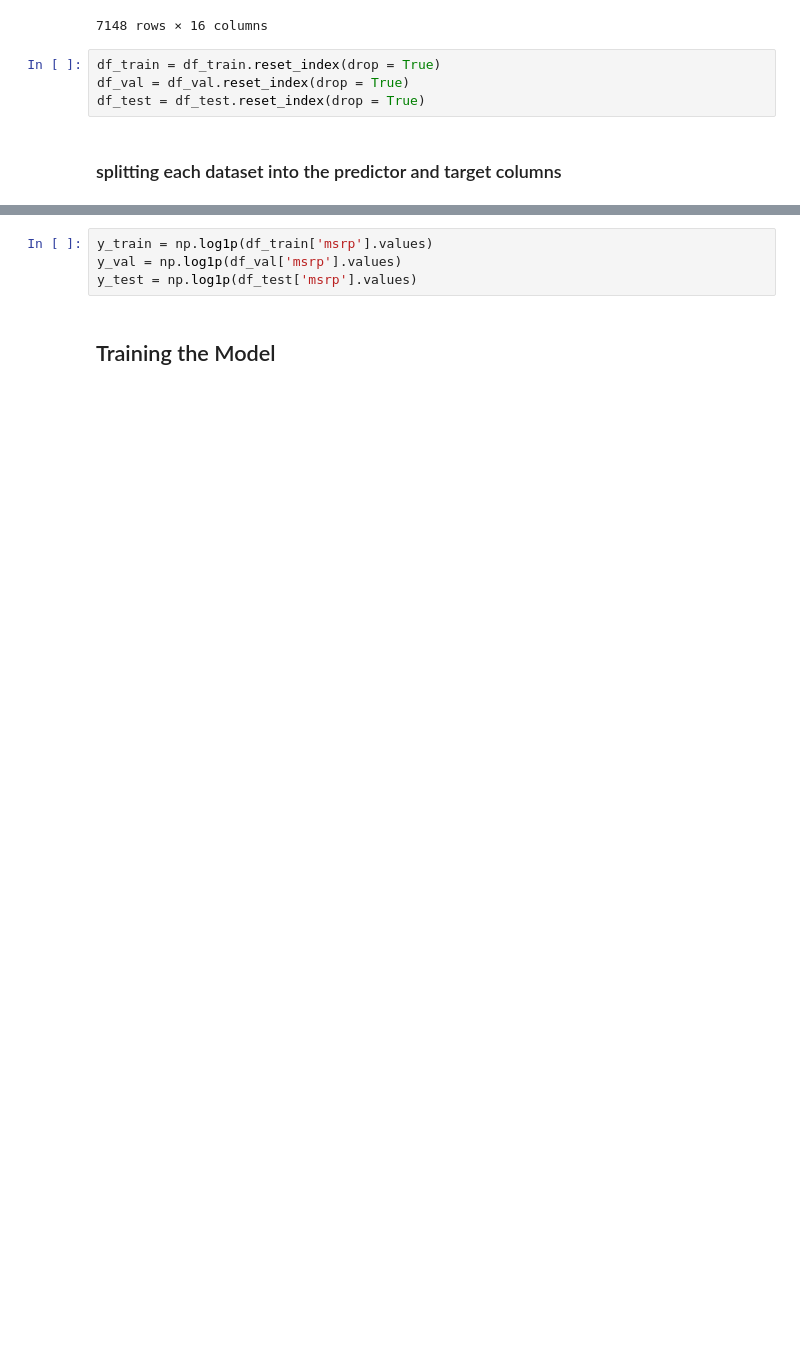
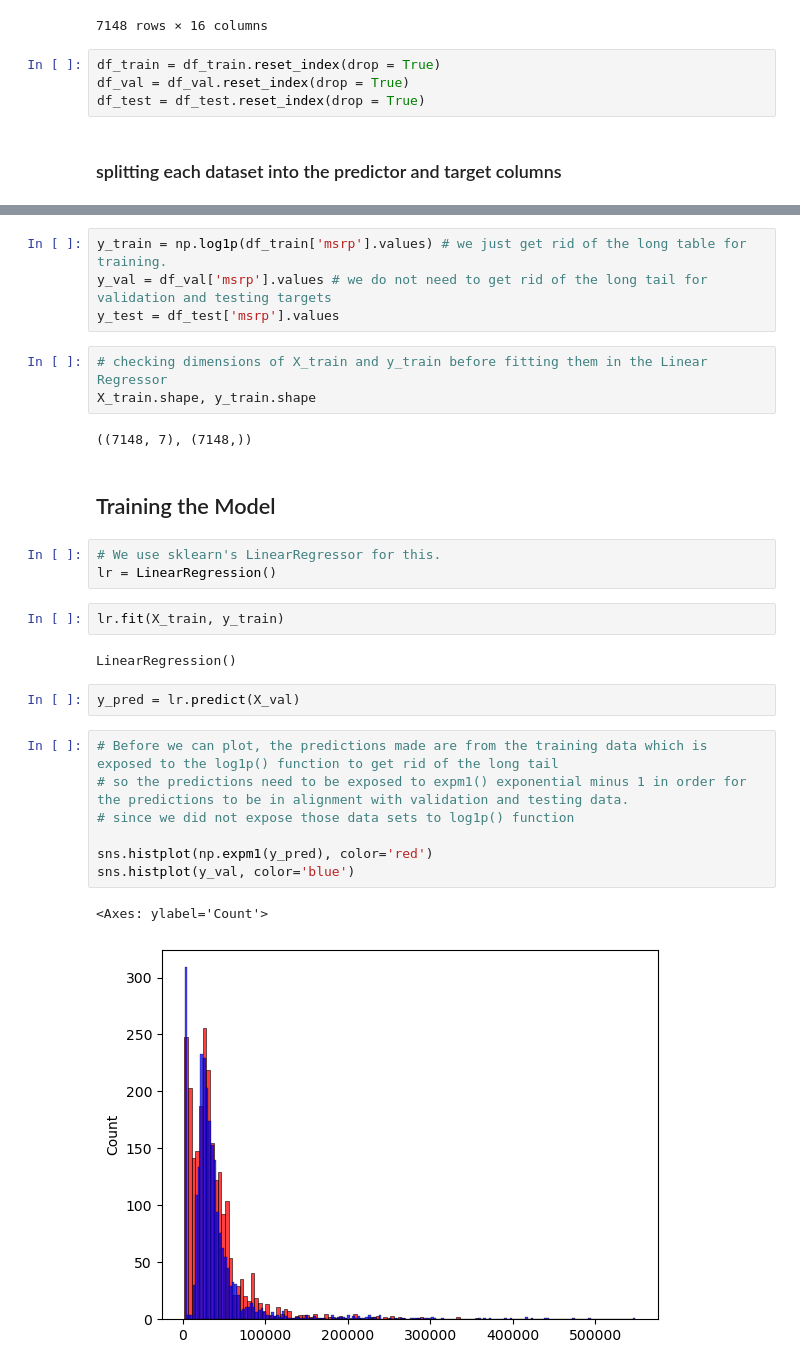
Before and after one commit to MDheeraj500/spam-detector-classifier, a Jupyter notebook: regression-car-price-prediction/Car_price_prediction.ipynb, the cells around one changed output, grey strips where cells are left out. Saved outputs shown, nothing was run; the diff lists cells and outputs as text; blank space fills up the shorter version.

Commit message:
Model Trained

```diff
--- a/regression-car-price-prediction/Car_price_prediction.ipynb
+++ b/regression-car-price-prediction/Car_price_prediction.ipynb
@@ -307,6 +281,30 @@ x_test
 # %%
-y_train = np.log1p(df_train['msrp'].values)
-y_val = np.log1p(df_val['msrp'].values)
-y_test = np.log1p(df_test['msrp'].values)
+y_train = np.log1p(df_train['msrp'].values) # we just get rid of the long table for training.
+y_val = df_val['msrp'].values # we do not need to get rid of the long tail for validation and testing targets
+y_test = df_test['msrp'].values
+# %%
+# checking dimensions of X_train and y_train before fitting them in the Linear Regressor
+X_train.shape, y_train.shape
+# %% [output]
+((7148, 7), (7148,))
 # %% [markdown]
 ## Training the Model
+# %%
+# We use sklearn's LinearRegressor for this.
+lr = LinearRegression()
+# %%
+lr.fit(X_train, y_train)
+# %% [output]
+LinearRegression()
+# %%
+y_pred = lr.predict(X_val)
+# %%
+# Before we can plot, the predictions made are from the training data which is exposed to the log1p() function to get rid of the long tail
+# so the predictions need to be exposed to expm1() exponential minus 1 in order for the predictions to be in alignment with validation and testing data.
+# since we did not expose those data sets to log1p() function
+
+sns.histplot(np.expm1(y_pred), color='red')
+sns.histplot(y_val, color='blue')
+# %% [output]
+<Axes: ylabel='Count'>
+[figure, added]
```
Also changed, not shown: parts of 6 cells of this notebook.
